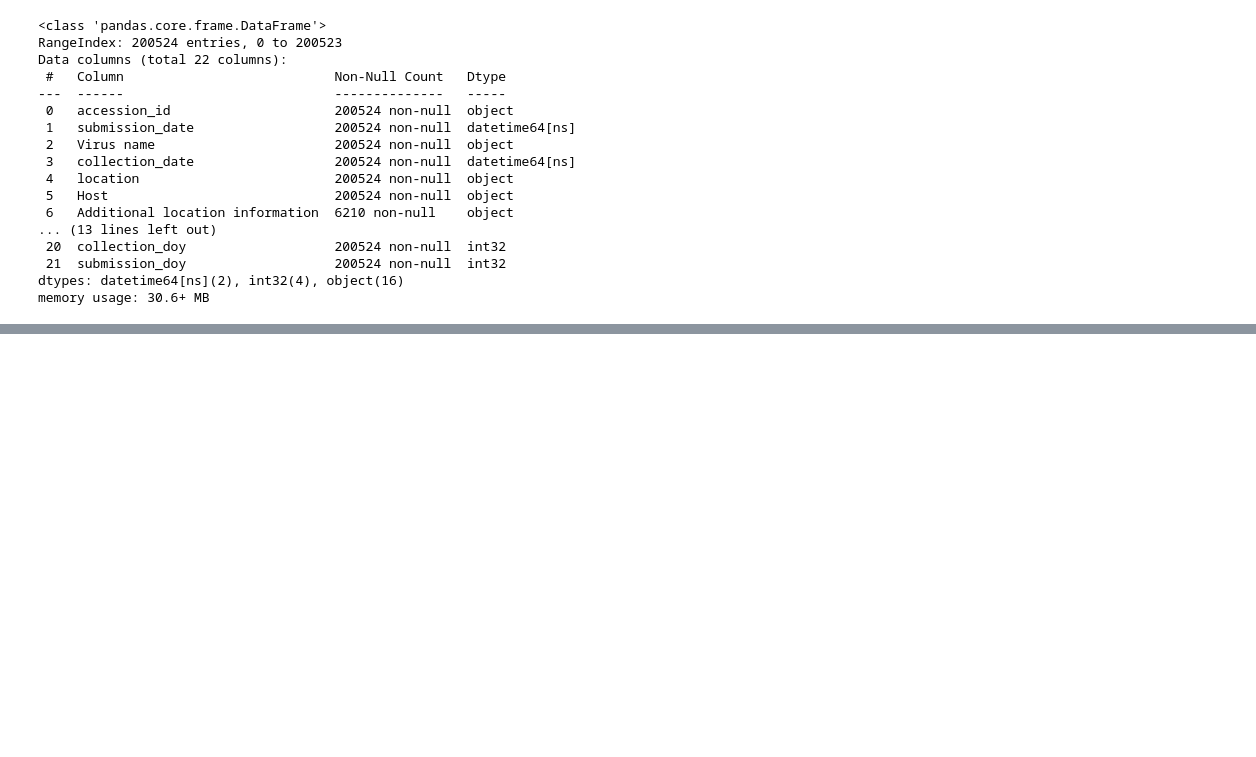
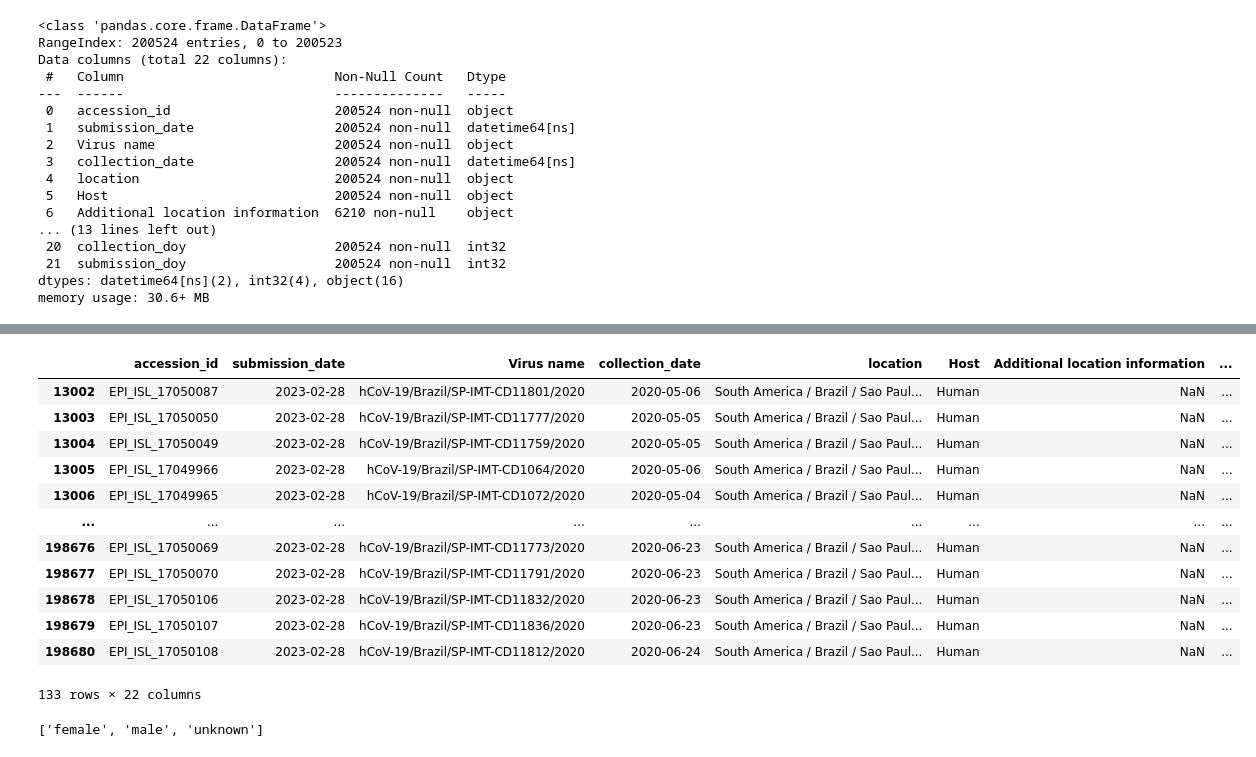
Before and after one commit to ASudu/EpiCoV_Summer25, a Jupyter notebook: src/compare_years.ipynb, the cells around one changed output, grey strips where cells are left out. Saved outputs shown, nothing was run; the diff lists cells and outputs as text; code cells hidden in the pictures; blank space fills up the shorter version.

```diff
--- a/src/compare_years.ipynb
+++ b/src/compare_years.ipynb
@@ -69,0 +118,3 @@ memory usage: 30.6+ MB
+# %%
+unk_mask = (df20["Patient status"].astype(str).str.lower().str.startswith("u")) | (df20["Patient status"].astype(str).str.lower().isin(["nan"]))
+df20.loc[unk_mask, "Patient status"] = "unknown"
@@ -69,0 +143,4 @@ memory usage: 30.6+ MB
+# %%
+unk_mask = (df20["Patient age"].astype(str).str.lower().str.startswith("u")) | (df20["Patient age"].astype(str).str.lower().isin(["nan", "x"]))
+df20.loc[unk_mask, "Patient age"] = "unknown"
+sorted(df20["Patient age"].astype(str).str.lower().unique().tolist())
@@ -69,0 +223,20 @@ memory usage: 30.6+ MB
+# %%
+unk_mask = (df20["Gender"].astype(str).str.lower().str.startswith("u"))
+df20.loc[unk_mask, "Gender"] = "unknown"
+# %%
+gen_mask = df20["Gender"].astype(str).str.lower().isin(["male", "female", "unknown"])
+df20[~gen_mask]
+# %% [output]
+|  | accession_id | submission_date | Virus name | collection_date | location | Host | Additional location information | ... |
+| 13002 | EPI_ISL_17050087 | 2023-02-28 | hCoV-19/Brazil/SP-IMT-CD11801/2020 | 2020-05-06 | South America / Brazil / Sao Paul... | Human | NaN | ... |
+| 13003 | EPI_ISL_17050050 | 2023-02-28 | hCoV-19/Brazil/SP-IMT-CD11777/2020 | 2020-05-05 | South America / Brazil / Sao Paul... | Human | NaN | ... |
+| 13004 | EPI_ISL_17050049 | 2023-02-28 | hCoV-19/Brazil/SP-IMT-CD11759/2020 | 2020-05-05 | South America / Brazil / Sao Paul... | Human | NaN | ... |
+| 13005 | EPI_ISL_17049966 | 2023-02-28 | hCoV-19/Brazil/SP-IMT-CD1064/2020 | 2020-05-06 | South America / Brazil / Sao Paul... | Human | NaN | ... |
+| 13006 | EPI_ISL_17049965 | 2023-02-28 | hCoV-19/Brazil/SP-IMT-CD1072/2020 | 2020-05-04 | South America / Brazil / Sao Paul... | Human | NaN | ... |
+| ... | ... | ... | ... | ... | ... | ... | ... | ... |
+| 198676 | EPI_ISL_17050069 | 2023-02-28 | hCoV-19/Brazil/SP-IMT-CD11773/2020 | 2020-06-23 | South America / Brazil / Sao Paul... | Human | NaN | ... |
+| 198677 | EPI_ISL_17050070 | 2023-02-28 | hCoV-19/Brazil/SP-IMT-CD11791/2020 | 2020-06-23 | South America / Brazil / Sao Paul... | Human | NaN | ... |
+| 198678 | EPI_ISL_17050106 | 2023-02-28 | hCoV-19/Brazil/SP-IMT-CD11832/2020 | 2020-06-23 | South America / Brazil / Sao Paul... | Human | NaN | ... |
+| 198679 | EPI_ISL_17050107 | 2023-02-28 | hCoV-19/Brazil/SP-IMT-CD11836/2020 | 2020-06-23 | South America / Brazil / Sao Paul... | Human | NaN | ... |
+| 198680 | EPI_ISL_17050108 | 2023-02-28 | hCoV-19/Brazil/SP-IMT-CD11812/2020 | 2020-06-24 | South America / Brazil / Sao Paul... | Human | NaN | ... |
+133 rows × 22 columns
@@ -69,0 +246,6 @@ memory usage: 30.6+ MB
+# %%
+unk_mask = df20["Gender"].astype(str).str.lower().isin(["male", "female"])
+df20.loc[~unk_mask, "Gender"] = "unknown"
+sorted(df20["Gender"].astype(str).str.lower().unique().tolist())
+# %% [output]
+['female', 'male', 'unknown']
```
Also changed, not shown: parts of 166 cells of this notebook.
